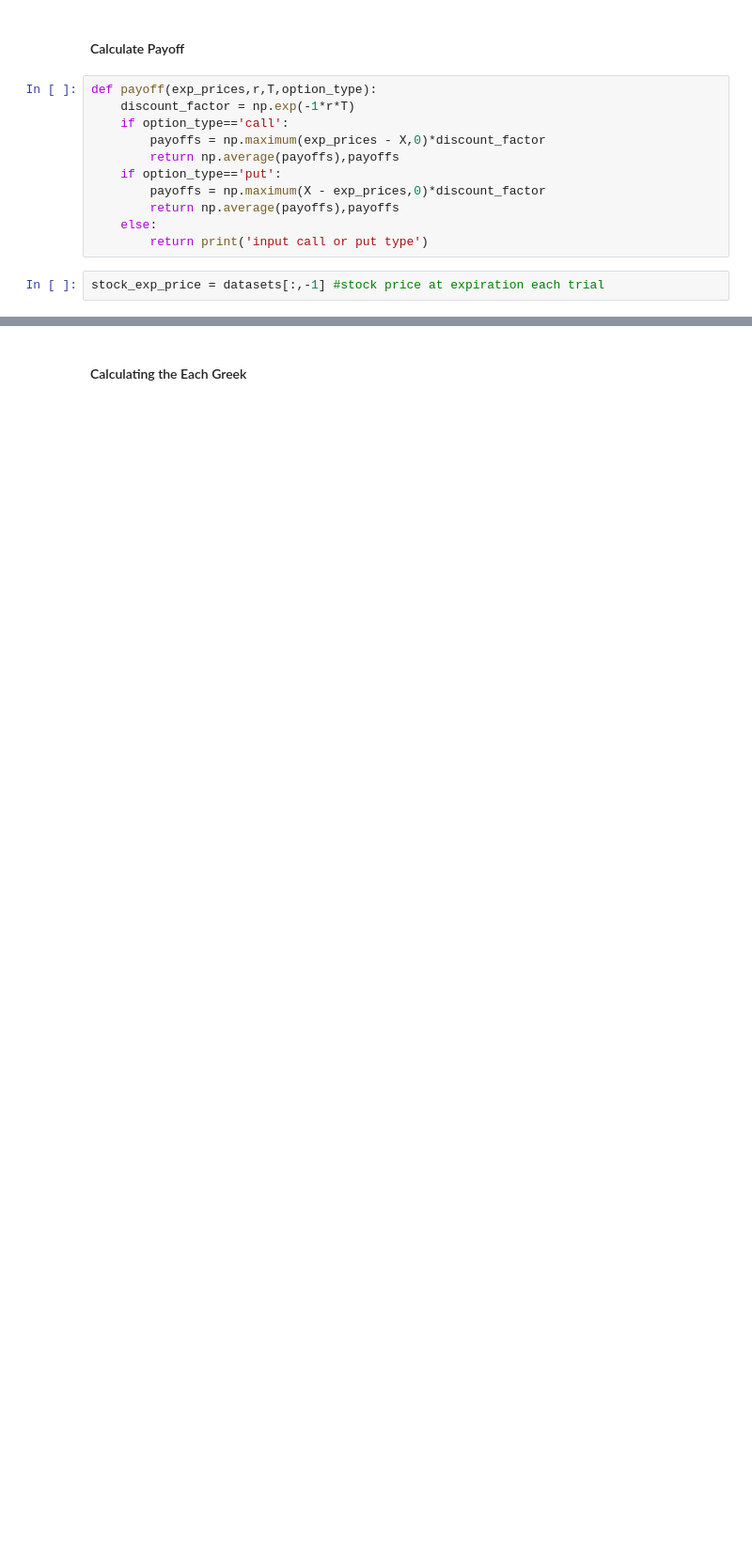
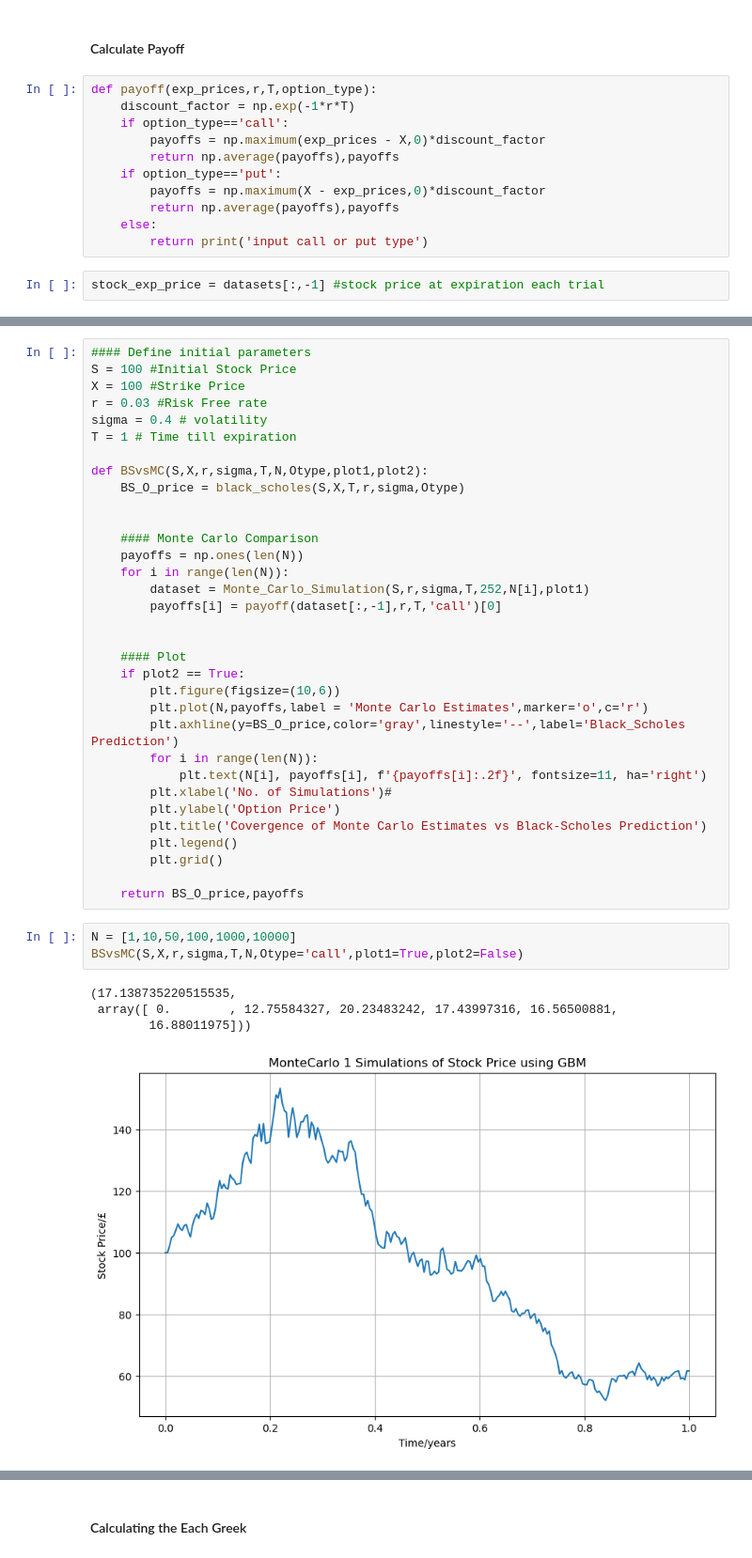
Before and after one commit to LilacOrchid/BlackScholesMonteCarlo, a Jupyter notebook: Black Scholes.ipynb, the cells around one changed output, grey strips where cells are left out. Shown at 94% size. Saved outputs shown, nothing was run; the diff lists cells and outputs as text; blank space fills up the shorter version.

```diff
--- a/Black Scholes.ipynb
+++ b/Black Scholes.ipynb
@@ -257,0 +262,41 @@ payoff(stock_exp_price,r,T,'call')[0]
+# %%
+#### Define initial parameters
+S = 100 #Initial Stock Price
+X = 100 #Strike Price
+r = 0.03 #Risk Free rate
+sigma = 0.4 # volatility
+T = 1 # Time till expiration
+
+def BSvsMC(S,X,r,sigma,T,N,Otype,plot1,plot2):
+    BS_O_price = black_scholes(S,X,T,r,sigma,Otype)
+
+
+    #### Monte Carlo Comparison
+    payoffs = np.ones(len(N))
+    for i in range(len(N)):
+        dataset = Monte_Carlo_Simulation(S,r,sigma,T,252,N[i],plot1)
+        payoffs[i] = payoff(dataset[:,-1],r,T,'call')[0]
+
+
+    #### Plot
+    if plot2 == True:
+        plt.figure(figsize=(10,6))
+        plt.plot(N,payoffs,label = 'Monte Carlo Estimates',marker='o',c='r')
+        plt.axhline(y=BS_O_price,color='gray',linestyle='--',label='Black_Scholes Prediction')
+        for i in range(len(N)):
+            plt.text(N[i], payoffs[i], f'{payoffs[i]:.2f}', fontsize=11, ha='right')
+        plt.xlabel('No. of Simulations')#
+        plt.ylabel('Option Price')
+        plt.title('Covergence of Monte Carlo Estimates vs Black-Scholes Prediction')
+        plt.legend()
+        plt.grid()
+
+    return BS_O_price,payoffs
+# %%
+N = [1,10,50,100,1000,10000]
+BSvsMC(S,X,r,sigma,T,N,Otype='call',plot1=True,plot2=False)
+# %% [output]
+(17.138735220515535,
+ array([ 0.        , 12.75584327, 20.23483242, 17.43997316, 16.56500881,
+        16.88011975]))
+[figure, added]
```
Also changed, not shown: parts of 16 cells of this notebook.
